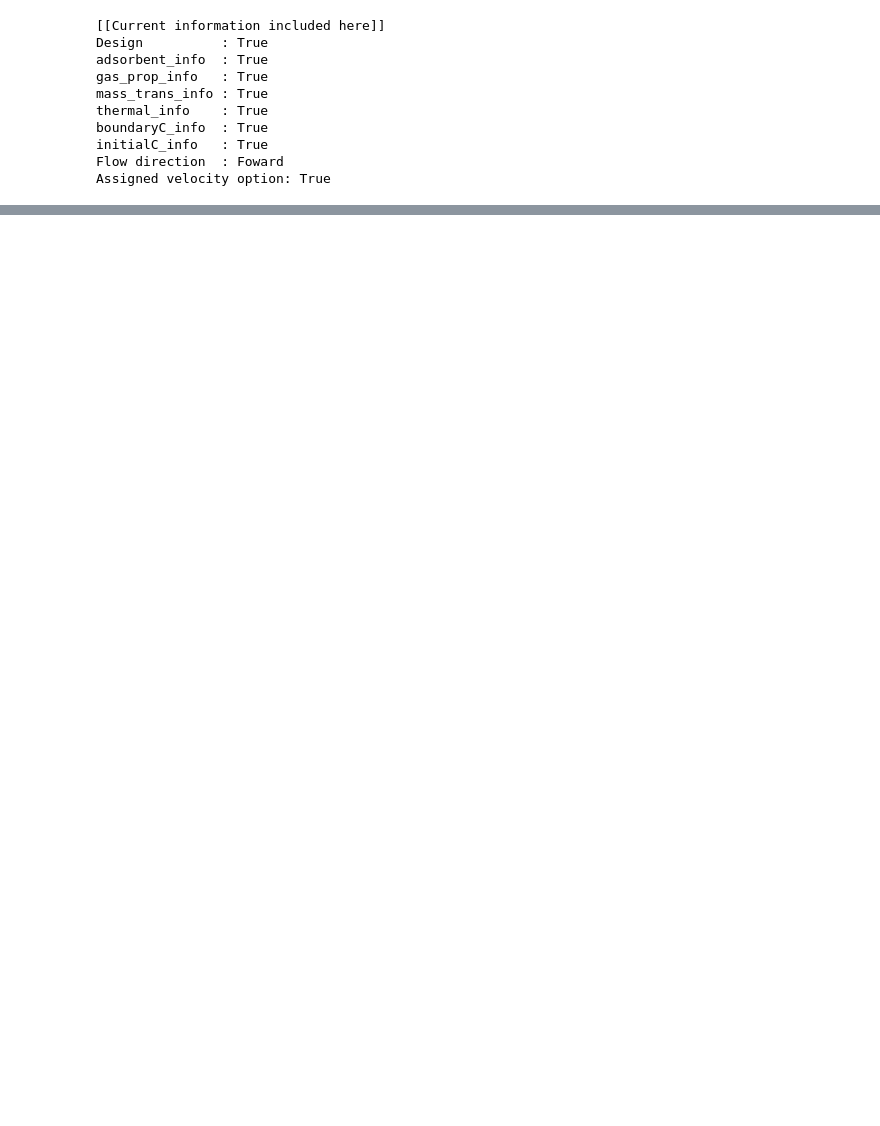
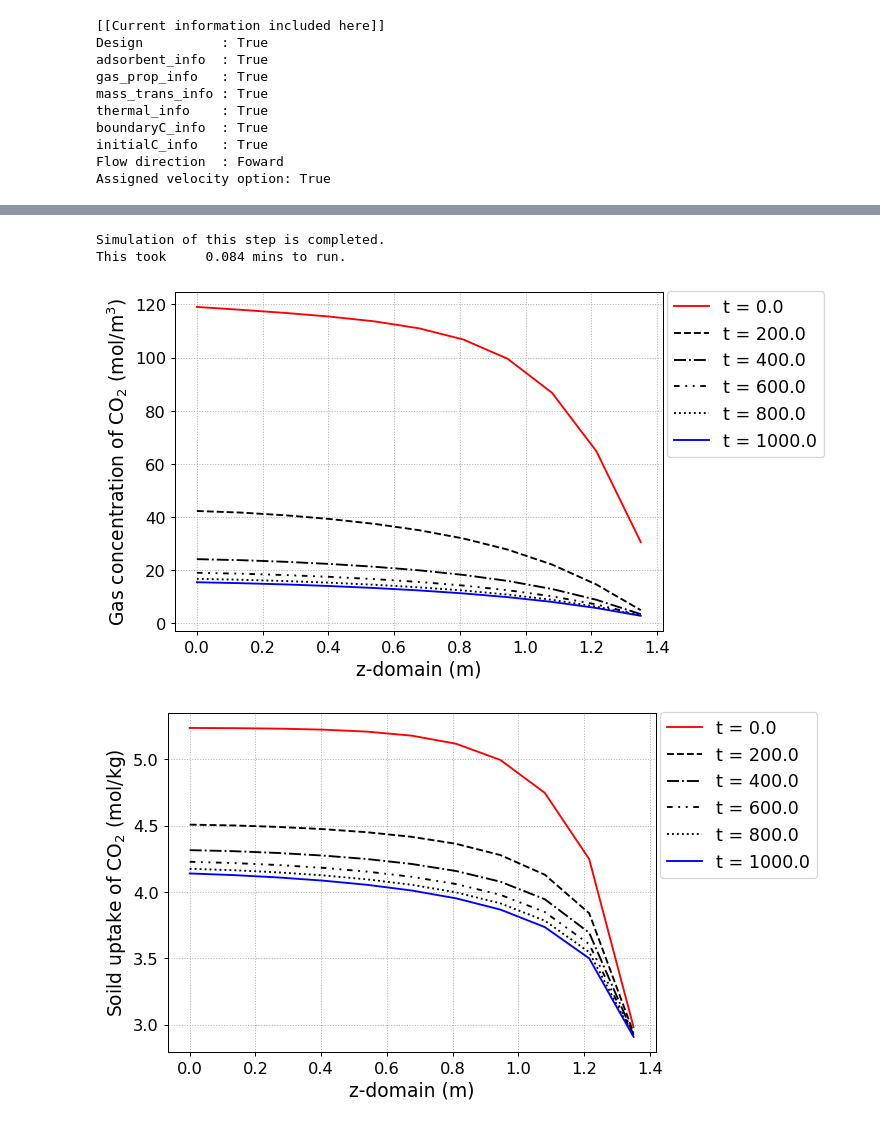
Before and after one commit to NahyeonAn/pyAPEP, a Jupyter notebook: Examples.ipynb, the cells around one changed output, grey strips where cells are left out. Cells and saved outputs as stored; diff of their text form; code cells hidden in the pictures; blank space fills up the shorter version.

```diff
--- a/Examples.ipynb
+++ b/Examples.ipynb
@@ -399,0 +269,20 @@ Comp 2 =  0.7357236118721581
+# %%
+import copy
+
+CR2 = copy.deepcopy(CR1)
+CR2.next_init()
+CR2.change_init_node(11)
+
+### Operating conditions
+P_inlet = 9
+P_outlet = 1
+T_feed = 323
+y_feed = [0.001,0.999]
+
+Cv_inlet = 0E-1             # inlet valve constant (m/sec/bar)
+Cv_outlet= 1E-1           # outlet valve constant (m/sec/bar)
+
+CR2.boundaryC_info(P_outlet, P_inlet, T_feed, y_feed,
+                   Cv_inlet, Cv_outlet,
+                   foward_flow_direction = False)
+print(CR2)
@@ -399,0 +300,16 @@ Comp 2 =  0.7357236118721581
+# %%
+y_res = CR2.run_mamoen(1000,n_sec = 10,
+                                    CPUtime_print = True)
+# %% [output]
+Simulation of this step is completed.
+This took     0.084 mins to run.
+# %%
+fig = CR2.Graph(200, 0, loc=[1.17,0.9],
+               yaxis_label = 'Gas concentration of CO$_2$ (mol/m$^3$)',)
+            #    file_name = f'CO2_gas_conc_test.png')
+fig = CR2.Graph(200, 2, loc=[1.17,0.9],
+               yaxis_label = 'Soild uptake of CO$_2$ (mol/kg)',)
+            #    file_name = f'CH4_gas_conc_test.png')
+# %% [output]
+[figure, added]
+[figure, added]
```
Also changed, not shown: parts of 30 cells of this notebook, 3 other files.
